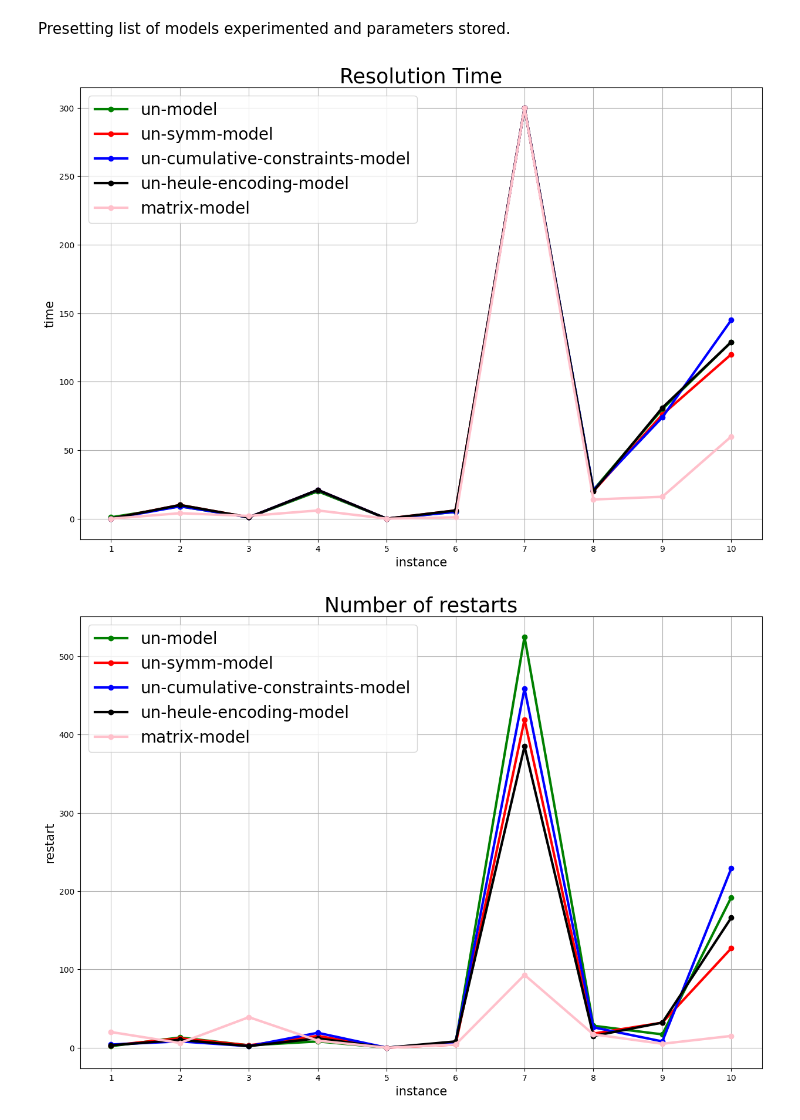
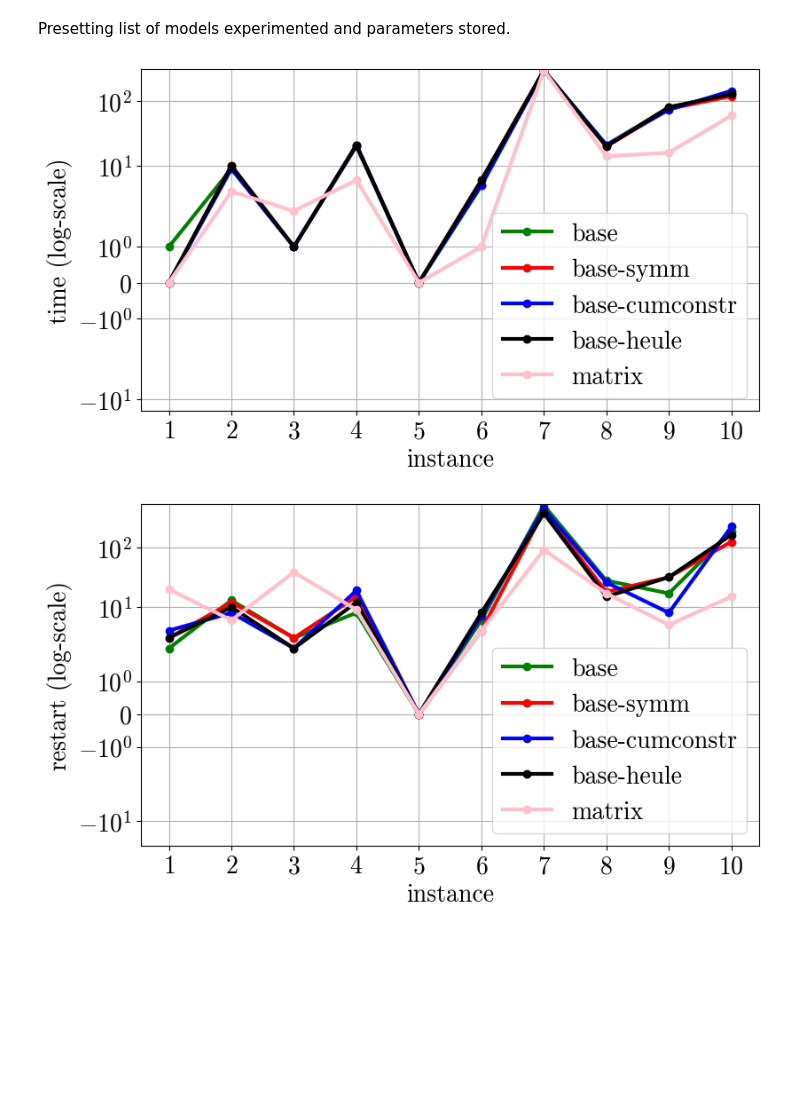
Before and after one commit to liuktc/couriers-optimization, a Jupyter notebook: src/sat/plots_sat.ipynb, the cells around one changed output. Saved outputs shown, nothing was run; the diff lists cells and outputs as text; code cells hidden in the pictures; blank space fills up the shorter version.

```diff
--- a/src/sat/plots_sat.ipynb
+++ b/src/sat/plots_sat.ipynb
@@ -5,8 +5,11 @@ import json
 import numpy as np
 import matplotlib.pyplot as plt
 import seaborn as sns
+plt.rcParams["font.family"] = "cmr10"
+plt.rcParams["font.size"] = 20
+plt.rcParams["axes.formatter.use_mathtext"] = True
 # %%
-RESULTS_DIR = "../res/SAT"
+RESULTS_DIR = "../../results/SAT"
 # %%
 results = {}
 
@@ -33,22 +36,26 @@ colors = ['green', 'red', 'blue', 'black', 'pink']
 titles = ['Resolution Time', 'Number of restarts', 'Max amount of memory', 'Number of boolean variables', 'Number of Conflicts']
 # %%
 for ind, arg in enumerate(args):
-    fig = plt.figure(figsize=(15, 10))
+    fig = plt.figure(figsize=(9, 5))
     # plt.subplot(5, 1, ind+1)
 
+    labels = ["base", "base-symm", "base-cumconstr", "base-heule", "matrix"]
+
     for i, model in enumerate(models):
-        plt.plot(instances, res_ls_models[model][arg], color=colors[i], marker='o', label=model, linewidth='3')
+        plt.plot(instances, res_ls_models[model][arg], color=colors[i], marker='o', label=labels[i], linewidth='3')
 
     plt.grid(True)
 
-    plt.title(label=f'{titles[ind]}', fontsize='25')
+    # plt.title(label=f'{titles[ind]}')
     plt.xticks(instances)
-    plt.xlabel('instance', fontsize='15')
-    plt.ylabel(f'{arg}', fontsize='15')
-    plt.legend(loc='upper left', fontsize='20')
-    plt.savefig(f"./IMG/{arg}.pdf", dpi=fig.dpi)
+    plt.xlabel('instance')
+    plt.ylabel(f'{arg} (log-scale)')
+    # plt.ylabel(f'{arg}')
+    plt.yscale("symlog")
+    plt.legend()
+    plt.savefig(f"./IMG/{arg}.pdf", bbox_inches="tight")
 
 plt.show()
 # %% [output]
-[figure, old version]
+[figure, new version]
-[figure, old version]
+[figure, new version]
```
Also changed, not shown: parts of 1 cell of this notebook, 19 other files.
